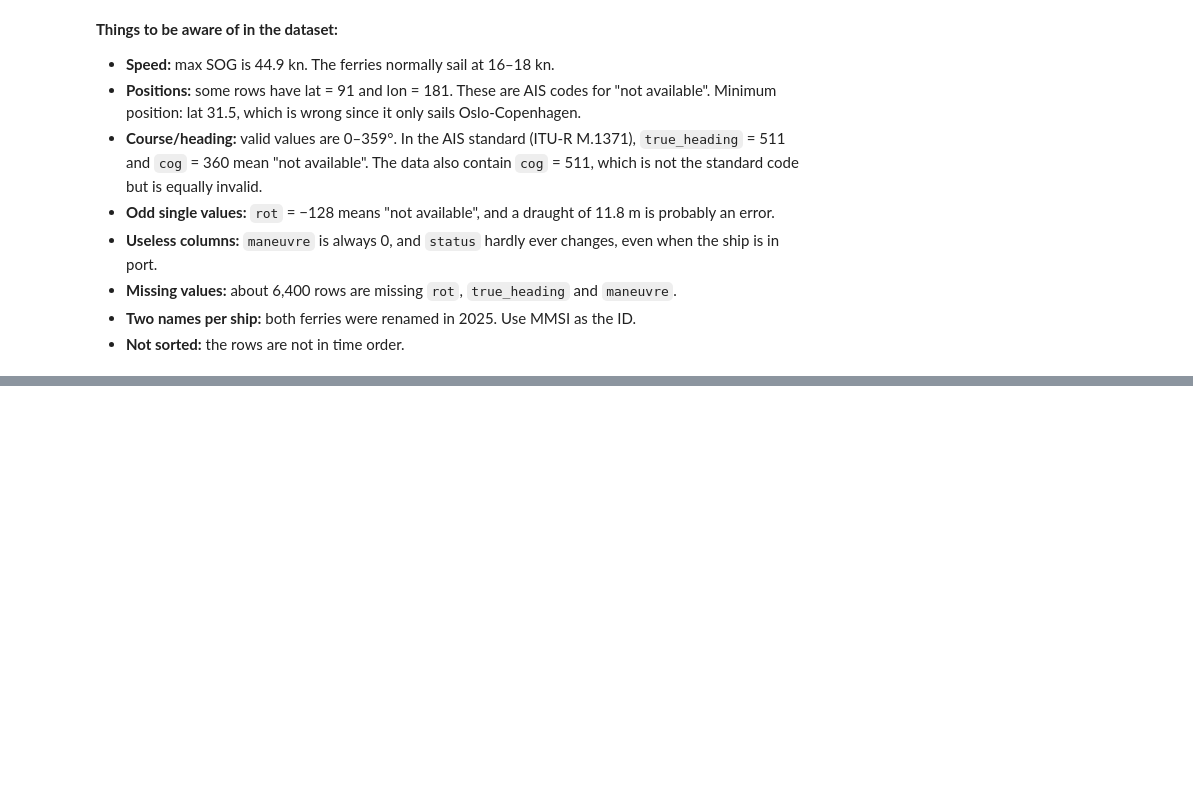
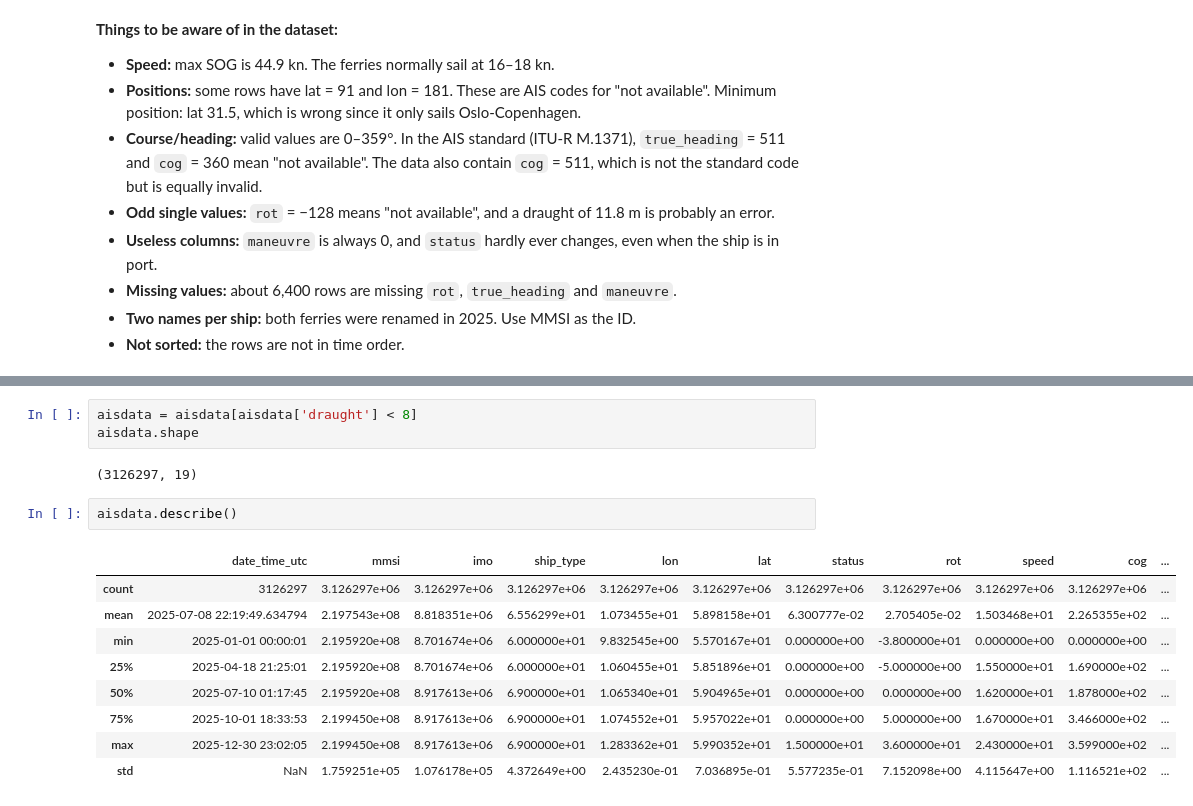
Before and after one commit to SiggyHacker/tmr12-project-, a Jupyter notebook: Notebooks/01_load_and_clean.ipynb, the cells around one changed output, grey strips where cells are left out. Saved outputs shown, nothing was run; the diff lists cells and outputs as text; blank space fills up the shorter version.

```diff
--- a/Notebooks/01_load_and_clean.ipynb
+++ b/Notebooks/01_load_and_clean.ipynb
@@ -99,0 +212,17 @@ Is there something to be concerned about?
+# %%
+aisdata = aisdata[aisdata['draught'] < 8]
+aisdata.shape
+# %% [output]
+(3126297, 19)
+# %%
+aisdata.describe()
+# %% [output]
+|  | date_time_utc | mmsi | imo | ship_type | lon | lat | status | rot | speed | cog | ... |
+| count | 3126297 | 3.126297e+06 | 3.126297e+06 | 3.126297e+06 | 3.126297e+06 | 3.126297e+06 | 3.126297e+06 | 3.126297e+06 | 3.126297e+06 | 3.126297e+06 | ... |
+| mean | 2025-07-08 22:19:49.634794 | 2.197543e+08 | 8.818351e+06 | 6.556299e+01 | 1.073455e+01 | 5.898158e+01 | 6.300777e-02 | 2.705405e-02 | 1.503468e+01 | 2.265355e+02 | ... |
+| min | 2025-01-01 00:00:01 | 2.195920e+08 | 8.701674e+06 | 6.000000e+01 | 9.832545e+00 | 5.570167e+01 | 0.000000e+00 | -3.800000e+01 | 0.000000e+00 | 0.000000e+00 | ... |
+| 25% | 2025-04-18 21:25:01 | 2.195920e+08 | 8.701674e+06 | 6.000000e+01 | 1.060455e+01 | 5.851896e+01 | 0.000000e+00 | -5.000000e+00 | 1.550000e+01 | 1.690000e+02 | ... |
+| 50% | 2025-07-10 01:17:45 | 2.195920e+08 | 8.917613e+06 | 6.900000e+01 | 1.065340e+01 | 5.904965e+01 | 0.000000e+00 | 0.000000e+00 | 1.620000e+01 | 1.878000e+02 | ... |
+| 75% | 2025-10-01 18:33:53 | 2.199450e+08 | 8.917613e+06 | 6.900000e+01 | 1.074552e+01 | 5.957022e+01 | 0.000000e+00 | 5.000000e+00 | 1.670000e+01 | 3.466000e+02 | ... |
+| max | 2025-12-30 23:02:05 | 2.199450e+08 | 8.917613e+06 | 6.900000e+01 | 1.283362e+01 | 5.990352e+01 | 1.500000e+01 | 3.600000e+01 | 2.430000e+01 | 3.599000e+02 | ... |
+| std | NaN | 1.759251e+05 | 1.076178e+05 | 4.372649e+00 | 2.435230e-01 | 7.036895e-01 | 5.577235e-01 | 7.152098e+00 | 4.115647e+00 | 1.116521e+02 | ... |
```
Also changed, not shown: parts of 37 cells of this notebook, 1 other file.
